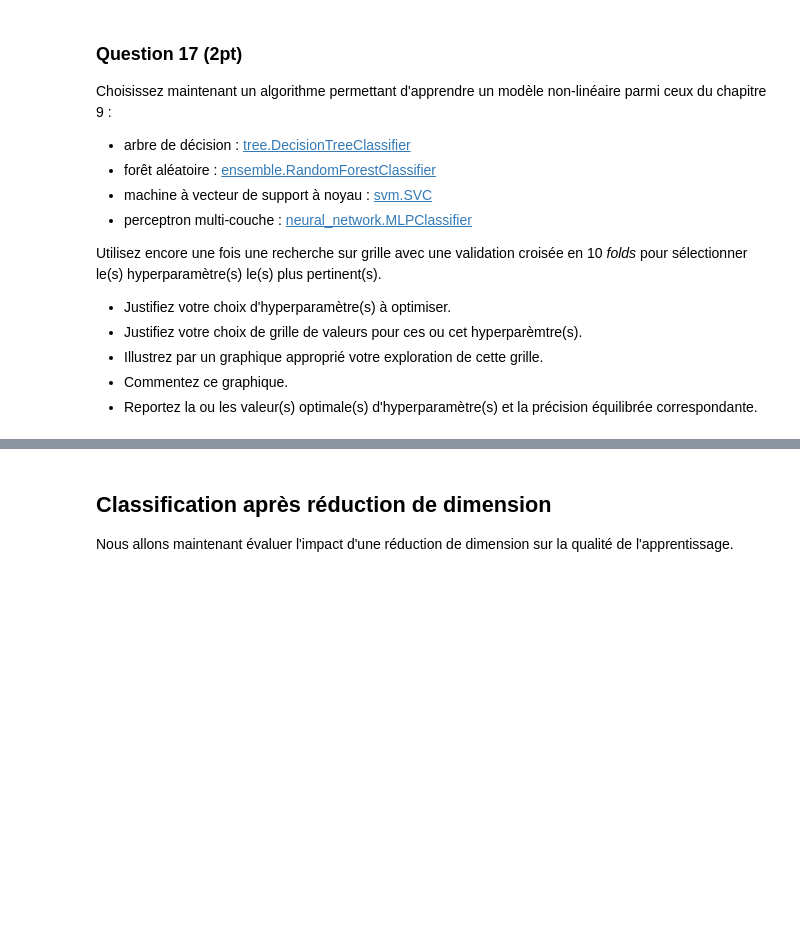
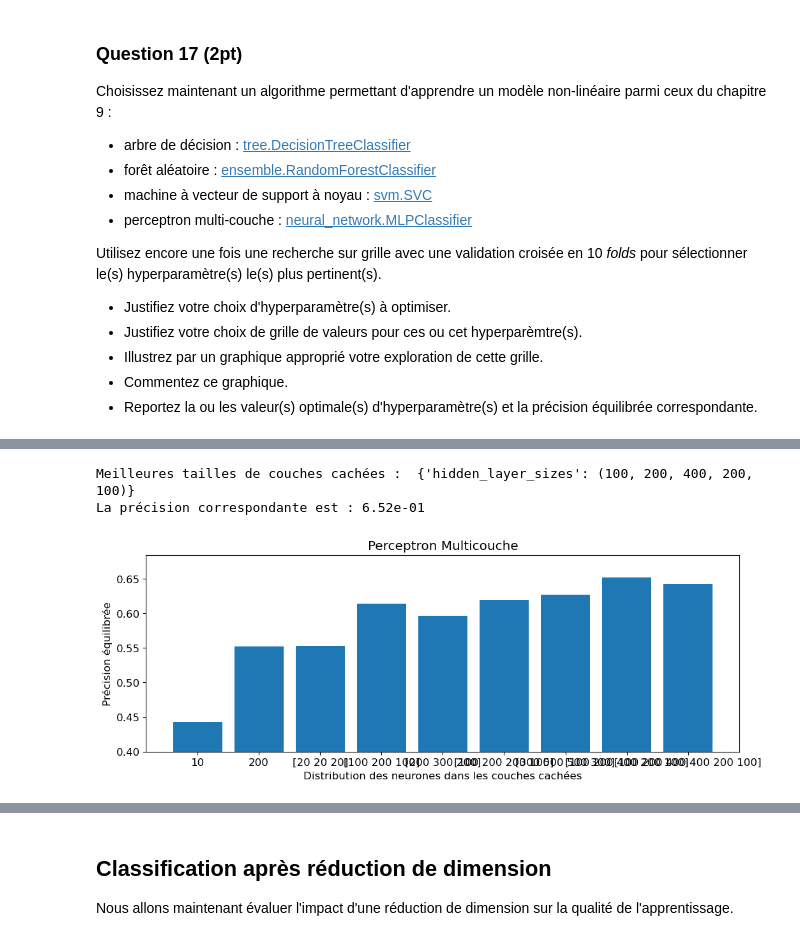
Before and after one commit to maximebailly/sdd_2025, a Jupyter notebook: projet/Projet.ipynb, the cells around one changed output, grey strips where cells are left out. Cells and saved outputs as stored; diff of their text form; code cells hidden in the pictures; blank space fills up the shorter version.

```diff
--- a/projet/Projet.ipynb
+++ b/projet/Projet.ipynb
@@ -506,0 +500,45 @@ La meilleure valeur de hidden_layer_sizes est : 2.56e+02
+# %%
+from sklearn import model_selection
+from sklearn.metrics import balanced_accuracy_score
+from sklearn import neural_network
+
+# Définir la grille de valeurs
+parametres = {
+    'hidden_layer_sizes': [(10), (200), (20,20,20), (100,200,100),
+                           (200,300,200), (100,200,200,100), (300,500,500,300),
+                            (100,200,400,200,100), (100,200,400,400,200,100)]
+}
+
+# Définir le modèle à évaluer
+mlp = neural_network.MLPClassifier(max_iter=100, random_state=1)
+
+# Instantier la recherche sur grille
+grid = model_selection.GridSearchCV(mlp, parametres, n_jobs=-1,
+                                   cv=model_selection.KFold(n_splits=10, shuffle=True, random_state=43),
+                                   scoring='balanced_accuracy')
+
+# Utiliser la recherche sur grille
+grid.fit(X_train, y_train)
+
+# Access the best parameters
+print(f"Meilleures tailles de couches cachées : ", grid.best_params_)
+print(f"La précision correspondante est : {grid.best_score_:.2e}")
+
+hidden_layer_sizes = []
+for layer_size in parametres['hidden_layer_sizes']:
+    layer = np.array(layer_size)
+    layer = np.array2string(layer)
+    hidden_layer_sizes.append(layer)
+
+plt.figure(figsize=(12, 4))
+
+plt.bar(x=hidden_layer_sizes, height=grid.cv_results_['mean_test_score'])
+plt.xlabel('Distribution des neurones dans les couches cachées')
+plt.ylabel('Précision équilibrée')
+plt.ylim(bottom=0.4)
+plt.title('Perceptron Multicouche')
+plt.show()
+# %% [output]
+Meilleures tailles de couches cachées :  {'hidden_layer_sizes': (100, 200, 400, 200, 100)}
+La précision correspondante est : 6.52e-01
+[figure, added]
```
Also changed, not shown: parts of 27 cells of this notebook.
